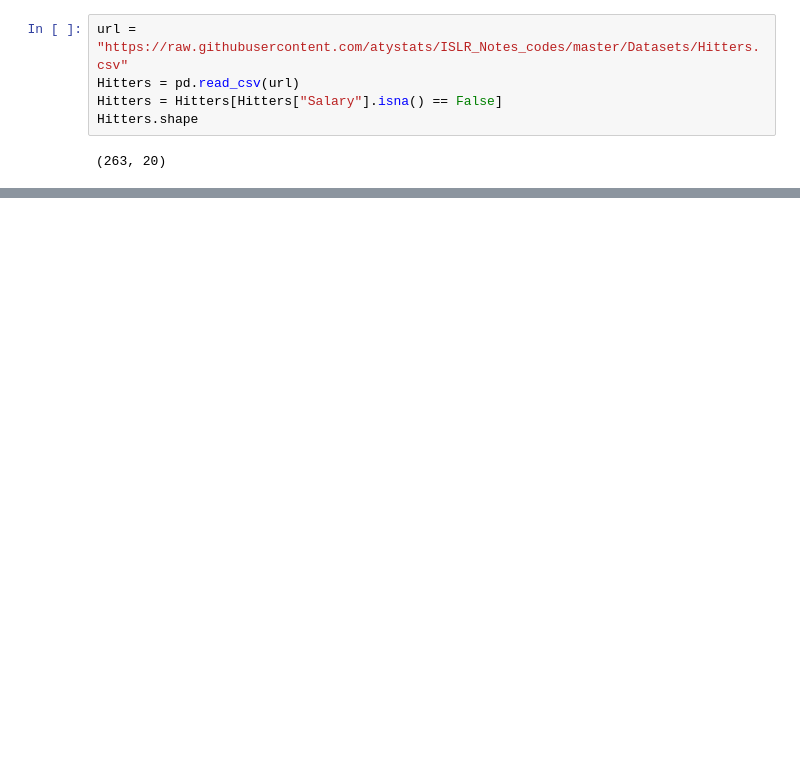
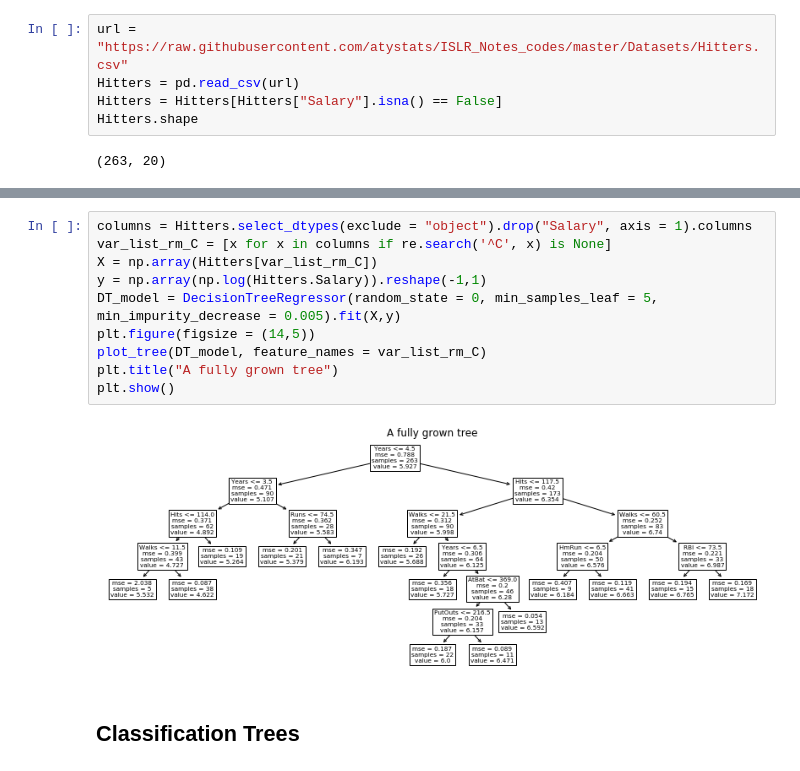
Before and after one commit to atystats/ISLR_Notes_codes, a Jupyter notebook: Chapter 8.ipynb, the cells around one changed output, grey strips where cells are left out. Drawn from its saved outputs; the diff is of its cells as text; blank space fills up the shorter version.

```diff
--- a/Chapter 8.ipynb
+++ b/Chapter 8.ipynb
@@ -74,0 +107,14 @@ It is greedy because at each step of tree-building process, the best split is ma
+# %%
+columns = Hitters.select_dtypes(exclude = "object").drop("Salary", axis = 1).columns
+var_list_rm_C = [x for x in columns if re.search('^C', x) is None]
+X = np.array(Hitters[var_list_rm_C])
+y = np.array(np.log(Hitters.Salary)).reshape(-1,1)
+DT_model = DecisionTreeRegressor(random_state = 0, min_samples_leaf = 5, min_impurity_decrease = 0.005).fit(X,y)
+plt.figure(figsize = (14,5))
+plot_tree(DT_model, feature_names = var_list_rm_C)
+plt.title("A fully grown tree")
+plt.show()
+# %% [output]
+[figure, added]
+# %% [markdown]
+## Classification Trees
```
Also changed, not shown: parts of 5 cells of this notebook.
